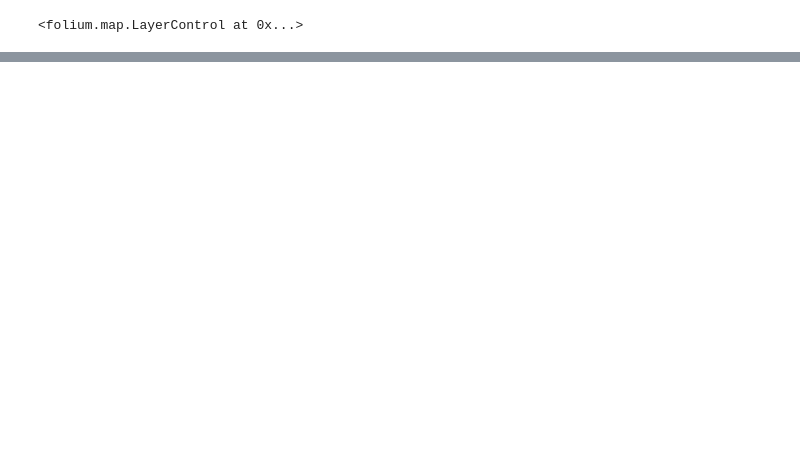
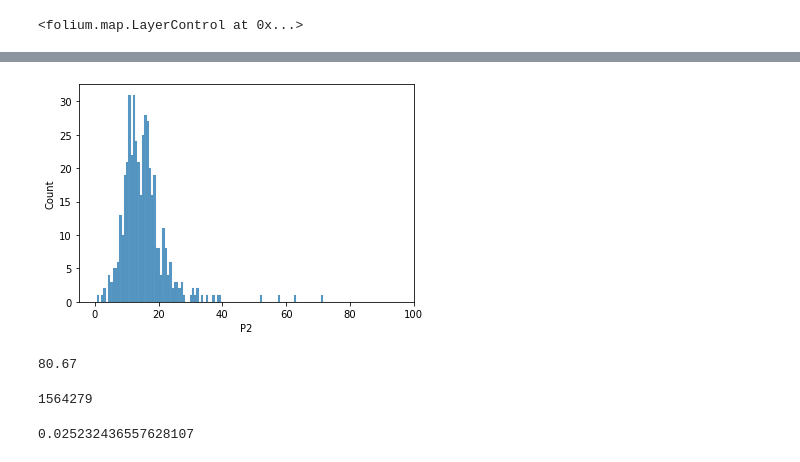
Before and after one commit to Matthew-Hoyle/SofiaAirQuality, a Jupyter notebook: AssignSensorDistricts.ipynb, the cells around one changed output, grey strips where cells are left out. Cells and saved outputs as stored; diff of their text form; code cells hidden in the pictures; blank space fills up the shorter version.

```diff
--- a/AssignSensorDistricts.ipynb
+++ b/AssignSensorDistricts.ipynb
@@ -78,3 +80,6 @@ sensor_latlong.to_csv("sensors_latlong.csv")
 # %%
 with open("Sofia_GeoMapping.json", 'r') as j:
      SofiaGeoMap = json.loads(j.read())
+# %%
+test_data = sensor_latlong.copy()
+test_data.copy()
@@ -80,0 +125,4 @@ with open("Sofia_GeoMapping.json", 'r') as j:
+# %%
+test_data['district'] = test_data['sensor_id'].astype(str)
+# %%
+test_data['district'] = test_data['district'].replace(sensor_districts)
@@ -261,0 +339,18 @@ Name: sensor_id, Length: 453, dtype: object
+# %%
+sns.histplot(x = 'P2', data = test_data, bins = 1000)
+plt.xlim(-5, 100)
+plt.show()
+# %% [output]
+[figure, added]
+# %%
+np.nanquantile(sofia_dataset['P2'], 0.975)
+# %% [output]
+80.67
+# %%
+sofia_dataset[sofia_dataset['P2'] > 80].shape[0]
+# %% [output]
+1564279
+# %%
+sofia_dataset[sofia_dataset['P2'] > 80].shape[0]/sofia_dataset.shape[0]
+# %% [output]
+0.025232436557628107
```
Also changed, not shown: parts of 51 cells of this notebook, 1 other file.
